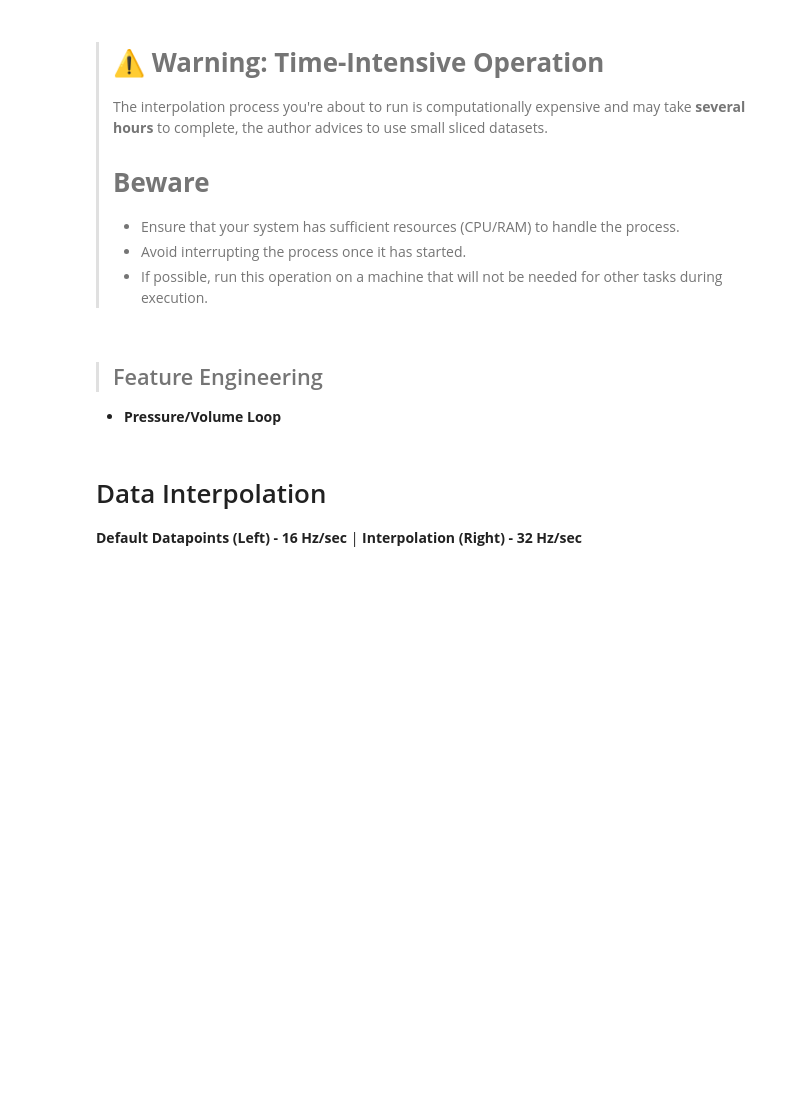
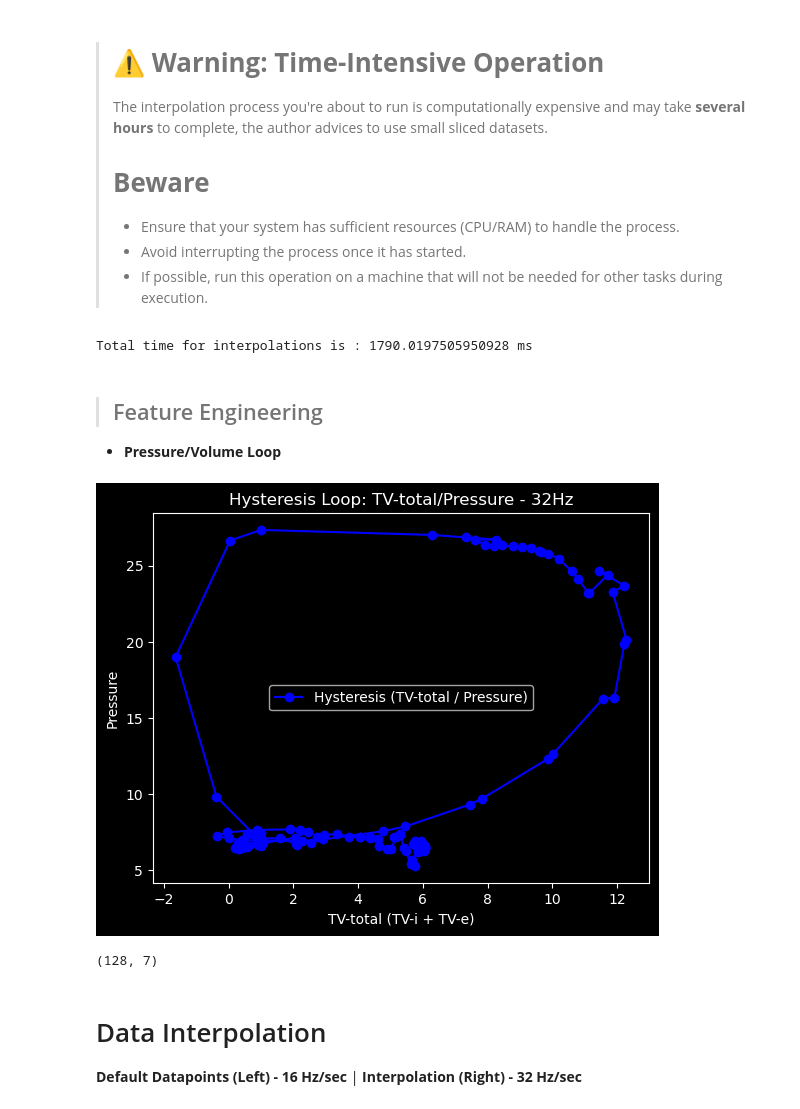
Before and after one commit to Molderon/ICU-Mechanical-Ventilation-Asyncronies, a Jupyter notebook: Feature_Engineering.ipynb, the cells around one changed output. Cells and saved outputs as stored; diff of their text form; code cells hidden in the pictures; blank space fills up the shorter version.

```diff
--- a/Feature_Engineering.ipynb
+++ b/Feature_Engineering.ipynb
@@ -42,12 +39,4 @@ bScale: bool = False
 plt.style.use('dark_background')
 csfont = {'fontname':'Comic Sans MS'}
 hfont = {'fontname':'Helvetica'}
-# %%
-def Scale_Dataset(DataSet: pd.DataFrame):
-    Scaler = StandardScaler()
-    scaled_data = Scaler.fit_transform(DataSet)
-    DataSet = pd.DataFrame(scaled_data, columns=DataSet.columns)
-    del scaled_data
-
-    return DataSet
 # %%
@@ -129,8 +139,6 @@ Interloper: int = 20
 - MultiClass_validation Set
 - Corss-Validation Set
 # %%
-gss = GroupShuffleSplit(test_size=0.999, random_state=42)
+gss = GroupShuffleSplit(test_size=0.99, random_state=42)
 for train_idx, _ in gss.split(Training_Set, groups=Training_Set['breath_id']):
     training_mini = Training_Set.iloc[train_idx]
-
-print(training_mini.head())
@@ -279,17 +215,26 @@ Boosted_CrossValidation = Reconstruct_Dataset(MultiCalss_validation,"Boosted_Cro
 end = time.time()
 print("Total time for interpolations is :",
       (end-start) * 10**3, "ms")
+# %% [output]
+Total time for interpolations is : 1790.0197505950928 ms
 # %% [markdown]
 >## Feature Engineering
 - **Pressure/Volume Loop**
 # %%
-Random_id = training_mini[training_mini['breath_id'] == 80001 ].copy()
+Random_id = training_mini[training_mini['breath_id'] == 4447 ].copy()
 Random_id = Random_id.sort_values(by="time_step")
 
 Hysteresis_Dynamics: dict = field(default_factory=dict)
 target_columns = ["TV-i", "TV-e","pressure", "R", "C", "time_step"]
 
 Hysteresis_Dynamics = Random_id[target_columns].to_dict(orient ='list')
+Plot_Hysteresis(Hysteresis_Dynamics)
+# %% [output]
+[figure, added]
+# %%
+Random_id.shape
+# %% [output]
+(128, 7)
 # %% [markdown]
 # Data Interpolation
  **Default Datapoints (Left) - 16 Hz/sec**   |   **Interpolation (Right) - 32 Hz/sec**
```
Also changed, not shown: parts of 16 cells of this notebook.
